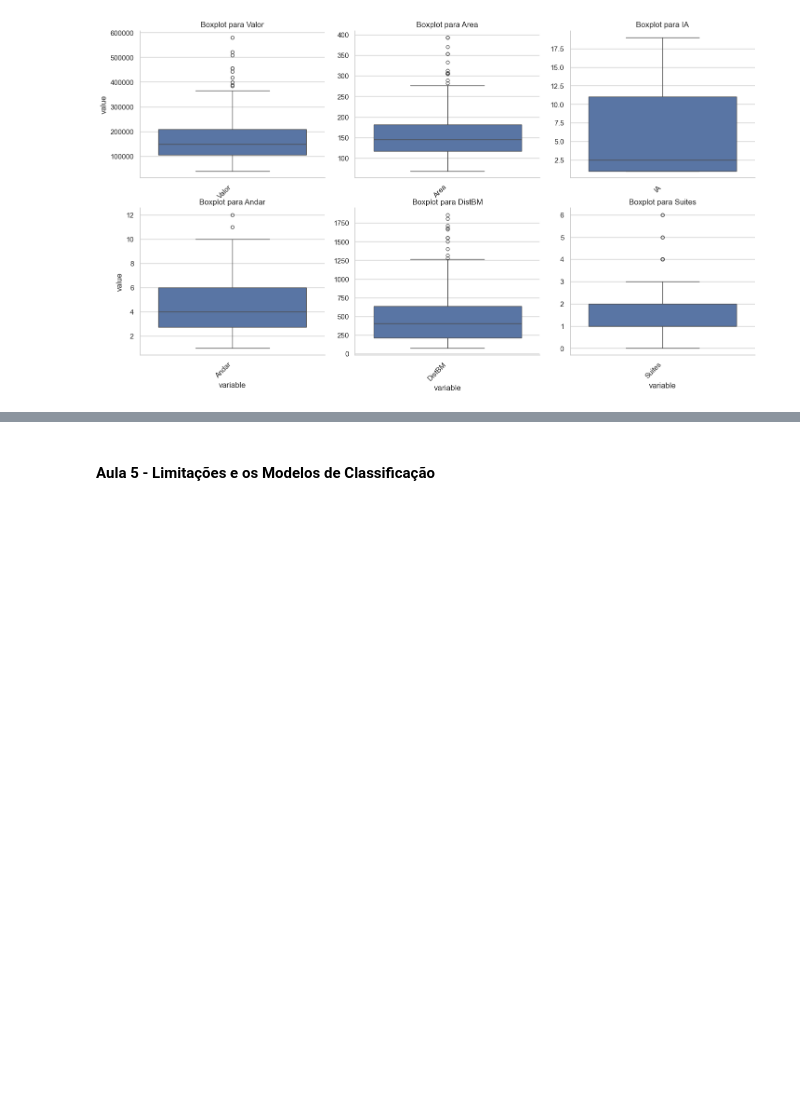
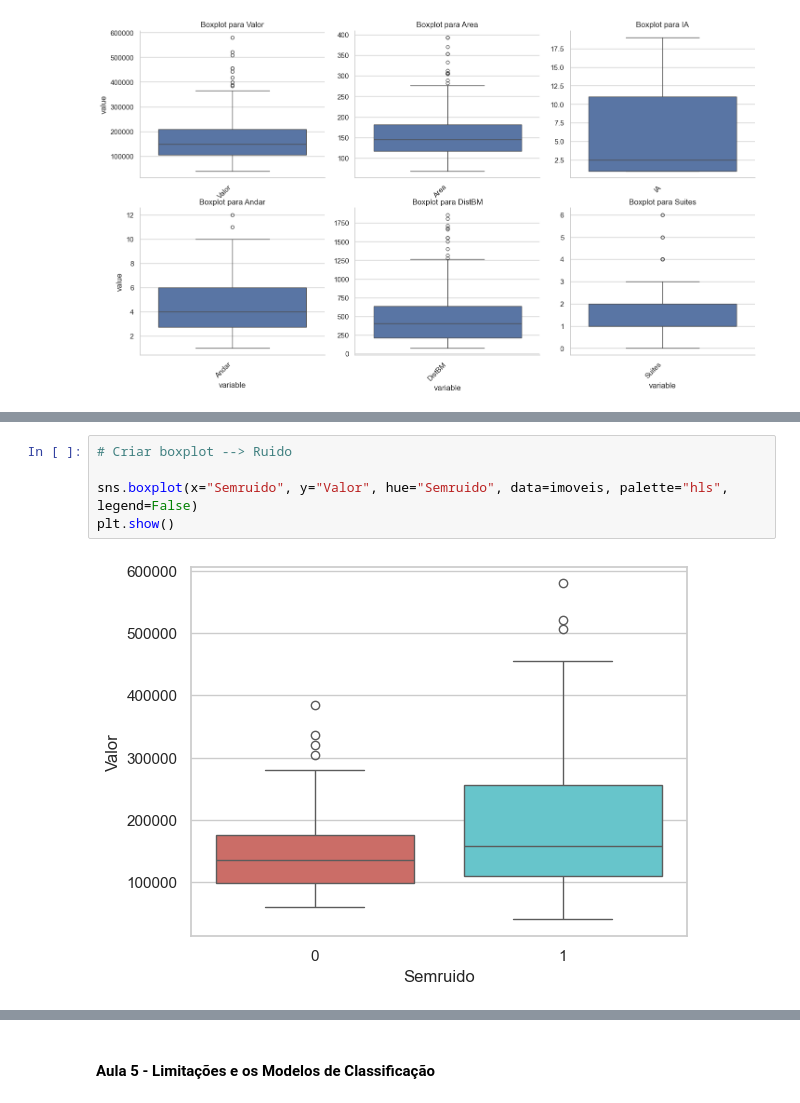
Before and after one commit to RicardViana/fiap-Machine-Learning-and-Time-Series, a Jupyter notebook: machine_learning_com_python.ipynb, the cells around one changed output, grey strips where cells are left out. Drawn from its saved outputs; the diff is of its cells as text; blank space fills up the shorter version.

```diff
--- a/machine_learning_com_python.ipynb
+++ b/machine_learning_com_python.ipynb
@@ -1580,0 +1618,7 @@ plt.show()
+# %%
+# Criar boxplot --> Ruido
+
+sns.boxplot(x="Semruido", y="Valor", hue="Semruido", data=imoveis, palette="hls", legend=False)
+plt.show()
+# %% [output]
+[figure, added]
```
Also changed, not shown: parts of 9 cells of this notebook.
